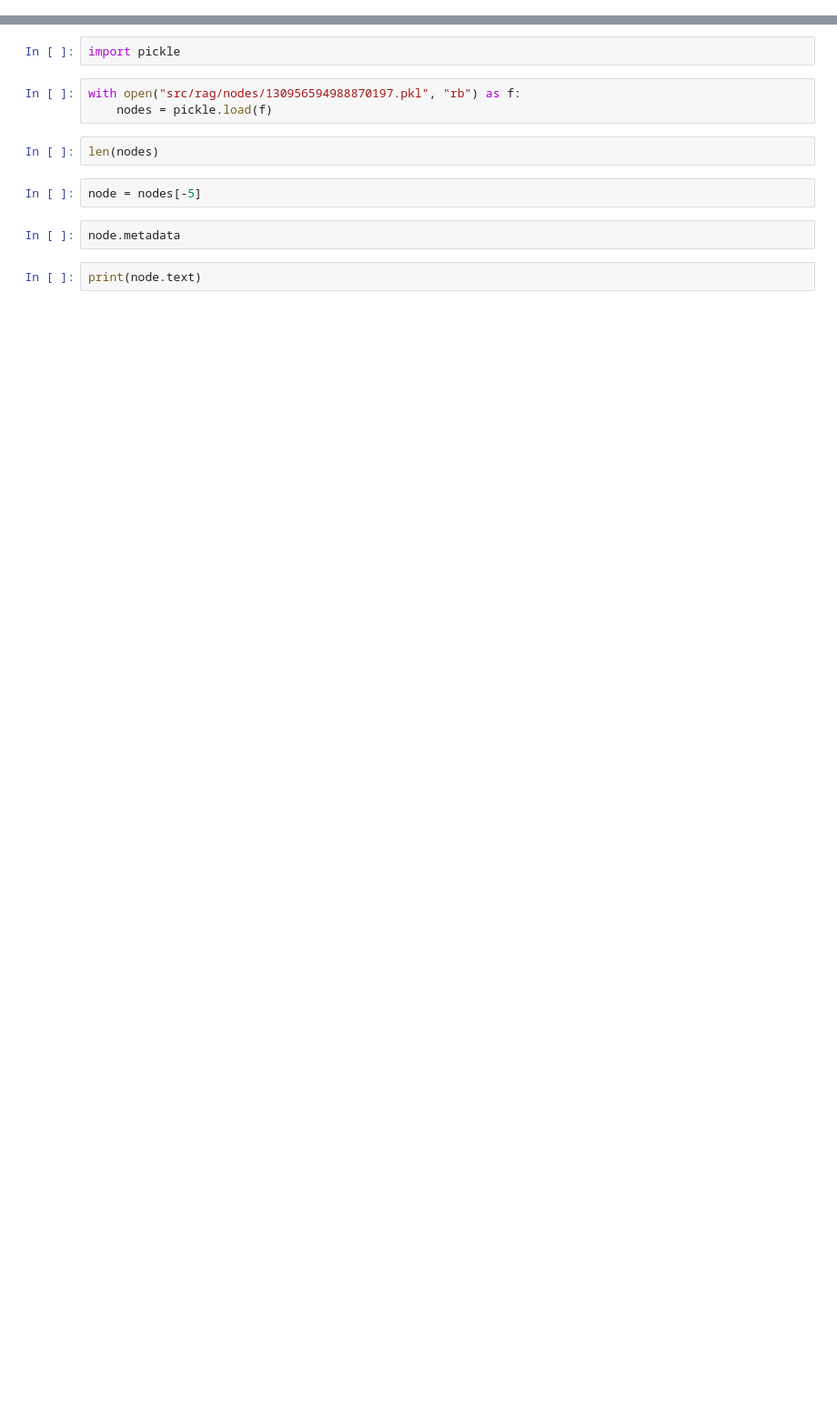
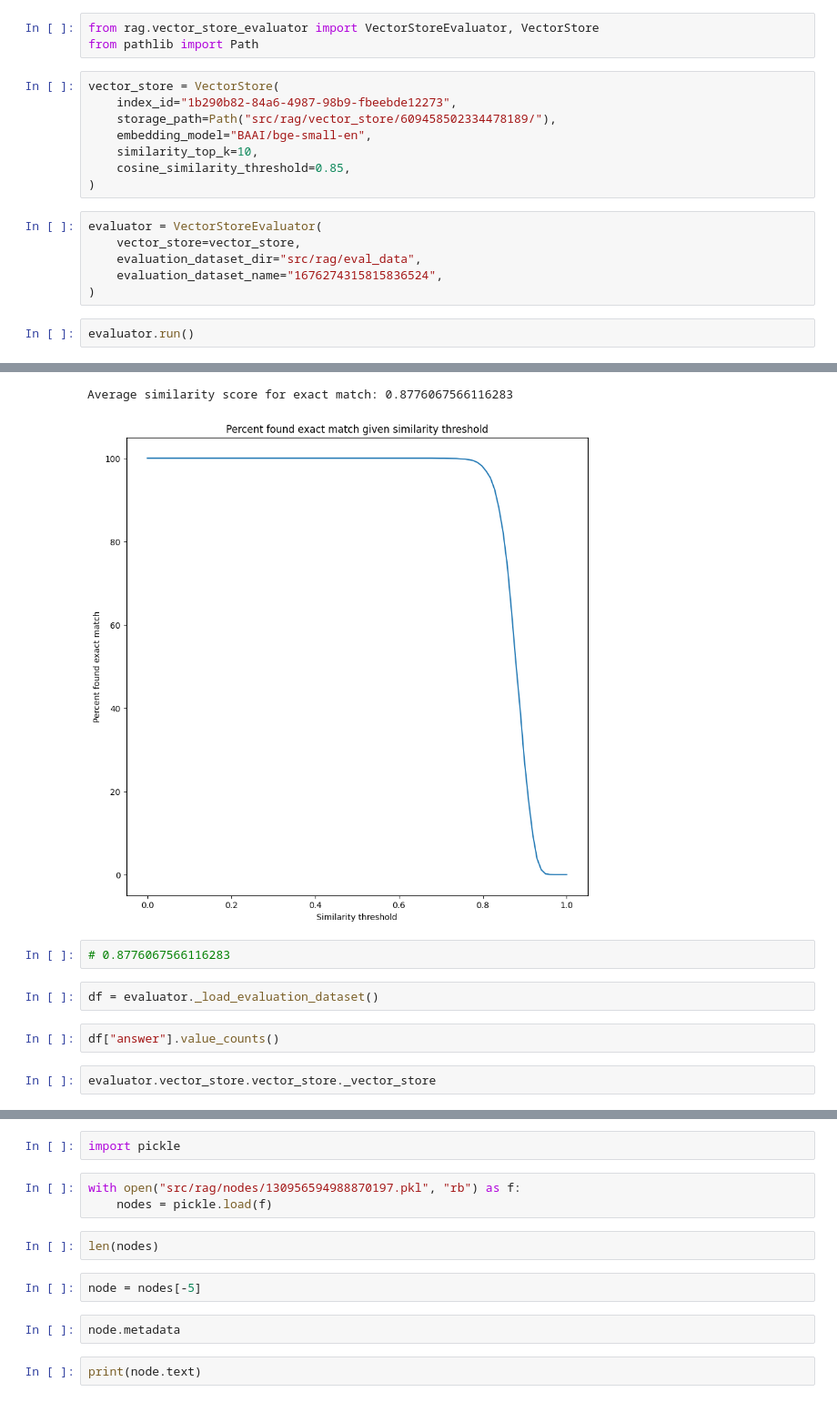
Before and after one commit to marwan116/rag, a Jupyter notebook: explore.ipynb, the cells around one changed output, grey strips where cells are left out. Shown: that part at 91% size. Cells and saved outputs as stored; diff of their text form; blank space fills up the shorter version.

```diff
--- a/explore.ipynb
+++ b/explore.ipynb
@@ -0,0 +1,20 @@
+# %%
+from rag.vector_store_evaluator import VectorStoreEvaluator, VectorStore
+from pathlib import Path
+# %%
+vector_store = VectorStore(
+    index_id="1b290b82-84a6-4987-98b9-fbeebde12273",
+    storage_path=Path("src/rag/vector_store/609458502334478189/"),
+    embedding_model="BAAI/bge-small-en",
+    similarity_top_k=10,
+    cosine_similarity_threshold=0.85,
+)
+# %%
+evaluator = VectorStoreEvaluator(
+    vector_store=vector_store,
+    evaluation_dataset_dir="src/rag/eval_data",
+    evaluation_dataset_name="1676274315815836524",
+)
+# %%
+evaluator.run()
+# %% [output]
@@ -0,0 +24,10 @@
+Average similarity score for exact match: 0.8776067566116283
+[figure, added]
+# %%
+# 0.8776067566116283
+# %%
+df = evaluator._load_evaluation_dataset()
+# %%
+df["answer"].value_counts()
+# %%
+evaluator.vector_store.vector_store._vector_store
```
Also changed, not shown: parts of 38 cells of this notebook, 37 other files.
